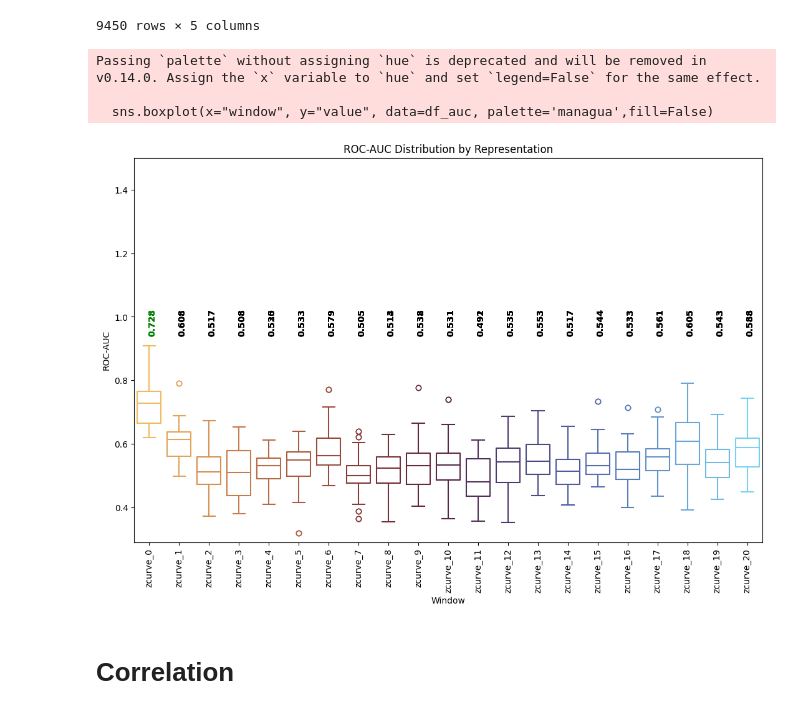
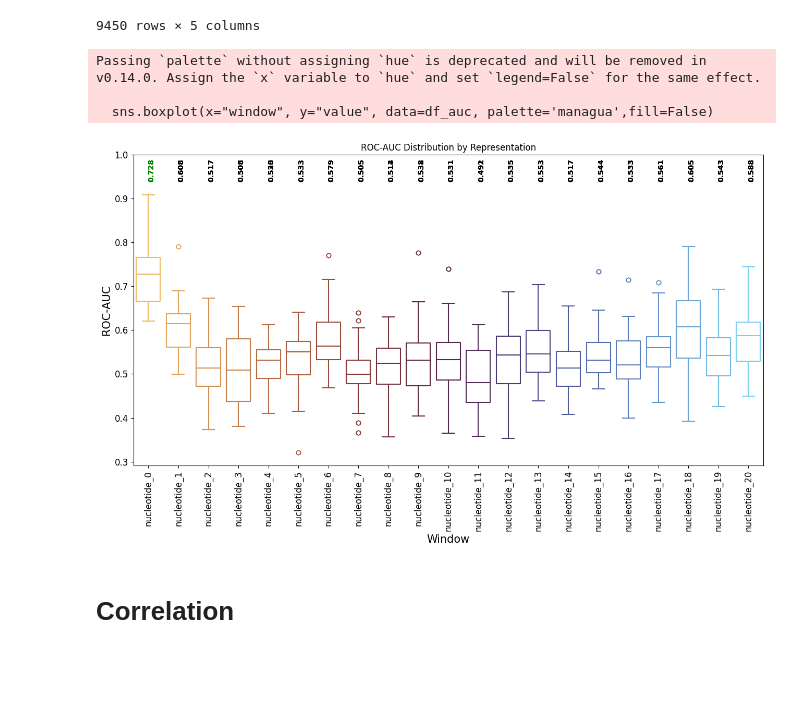
Before and after one commit to apkrfi/unMod-siRNA-Pred, a Jupyter notebook: Check_Performance.ipynb, the cells around one changed output. Saved outputs shown, nothing was run; the diff lists cells and outputs as text; code cells hidden in the pictures; blank space fills up the shorter version.

Commit message:
data bound tests and improved plots

```diff
--- a/Check_Performance.ipynb
+++ b/Check_Performance.ipynb
@@ -59,11 +59,11 @@ df_auc = df[df["metric"] == "roc_auc"]
 
 plt.figure(figsize=(13,8))
 sns.boxplot(x="representation", y="value", data=df_auc, hue='model', palette='managua',fill=False)
-plt.ylabel("ROC-AUC")
-plt.xlabel("Representation")
-plt.ylim(top=1.3)
-plt.title("ROC-AUC Distribution by Representation")
-plt.xticks(rotation=90)
+plt.ylabel("ROC-AUC",size=15)
+plt.xlabel("Representation",size=15)
+plt.ylim(top=1)
+plt.xticks(rotation=90,size=12)
+plt.yticks(size=12)
 box_positions={}
 avg_vals = df_auc.groupby(["representation", "model"])["value"].mean().reset_index()
 y_max = df_auc["value"].max()
@@ -75,11 +75,12 @@ for i, rep in enumerate(df_auc["representation"].unique()):
 
 max_val = round(avg_vals["value"].max(), 3)
 # Annotate means at the top (same height for all)
+print(avg_vals)
 for _, row in avg_vals.iterrows():
     pos = box_positions[(row["representation"], row["model"])]
     color = "green" if round(row["value"],3) == max_val else "black"
-    plt.text(pos, y_max + 0.03, f"{row['value']:.3f}",
-             ha='center', va='bottom', fontsize=6, fontweight="bold", color=color, rotation=90)
+    plt.text(pos, y_max + 0.01, f"{row['value']:.3f}",
+             ha='center', va='bottom', fontsize=10, fontweight="bold", color=color, rotation=90)
 plt.tight_layout()
 plt.savefig('ROC-AUC.png',dpi=300)
 # %% [output]
@@ -205,35 +224,42 @@ df
 # %%
 df_auc = df[df["metric"] == "roc_auc"]
 
+
+
 plt.figure(figsize=(13,8))
 sns.boxplot(x="window", y="value", data=df_auc, palette='managua',fill=False)
-plt.ylabel("ROC-AUC")
-plt.xlabel("Window")
-plt.ylim(top=1.5)
+ticks = plt.gca().get_xticks()
+labels = [t.get_text() for t in plt.gca().get_xticklabels()]
+new_labels = [lbl.replace("zcurve", "nucleotide") for lbl in labels]
+plt.ylabel("ROC-AUC",size=15)
+plt.xlabel("Window",size=15)
+plt.ylim(top=1)
 plt.title("ROC-AUC Distribution by Representation")
-plt.xticks(rotation=90)
+plt.xticks(ticks, new_labels,size=12,rotation=90)
+plt.yticks(size=12)
 box_positions={}
 avg_vals = df_auc.groupby(["window", "model"])["value"].mean().reset_index()
 y_max = df_auc["value"].max()
 # Get positions of the boxes
 
 for i, rep in enumerate(df_auc["window"].unique()):
         box_positions[(rep)] = i + ((1)/2) * 0.2  # adjust for hue width
 
 max_val = round(avg_vals["value"].max(), 3)
 # Annotate means at the top (same height for all)
 for _, row in avg_vals.iterrows():
     pos = box_positions[(row["window"])]
     color = "green" if round(row["value"],3) == max_val else "black"
     plt.text(pos, y_max + 0.03, f"{row['value']:.3f}",
              ha='center', va='bottom', fontsize=10, fontweight="bold", color=color, rotation=90)
 
+plt.tight_layout()
 plt.savefig('ROC-AUC_Sliding.png',dpi=300)
 # %% [output]
 Passing `palette` without assigning `hue` is deprecated and will be removed in v0.14.0. Assign the `x` variable to `hue` and set `legend=False` for the same effect.
 
   sns.boxplot(x="window", y="value", data=df_auc, palette='managua',fill=False)
-[figure, old version]
+[figure, new version]
 # %% [markdown]
 # Correlation
 # %%
```
Also changed, not shown: parts of 9 cells of this notebook, 20 other files.
